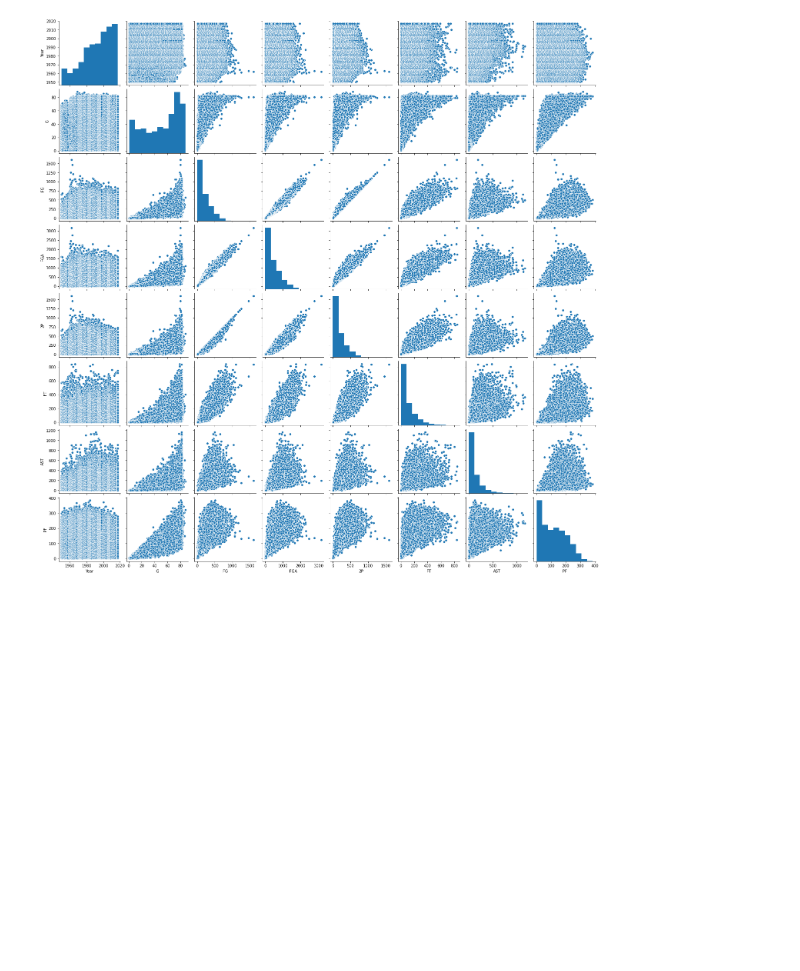
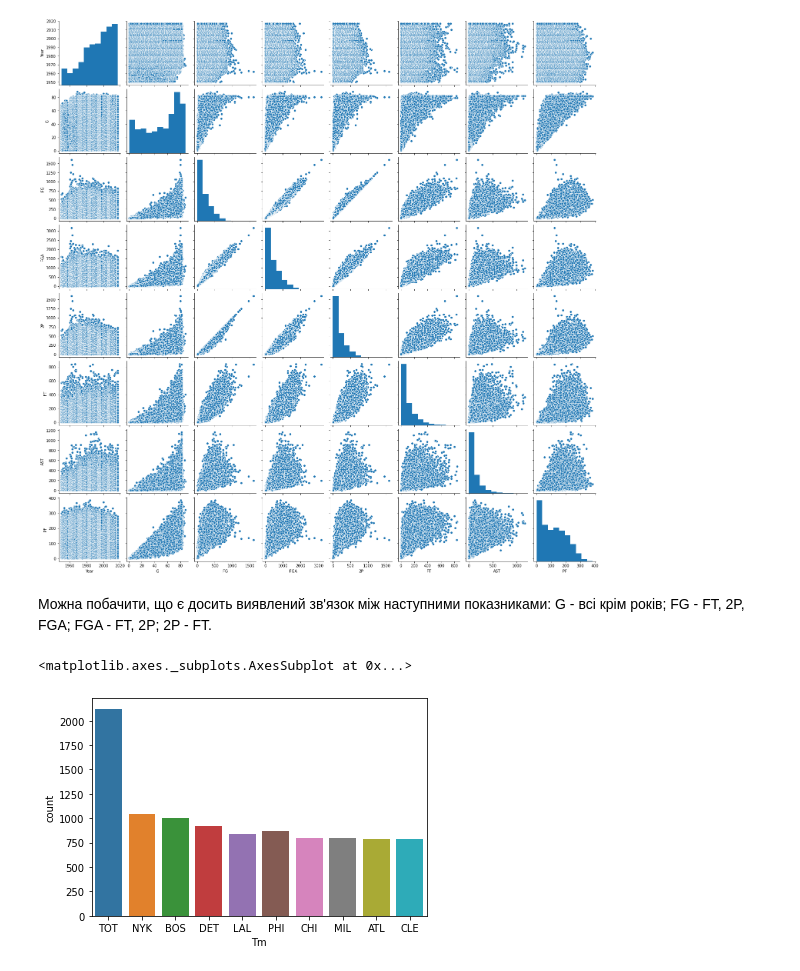
Before and after one commit to simon-torm/geekhub-ds-2020, a Jupyter notebook: HW4. Data visualization/seasons_stats.ipynb, the cells around one changed output. Saved outputs shown, nothing was run; the diff lists cells and outputs as text; code cells hidden in the pictures; blank space fills up the shorter version.

```diff
--- a/HW4. Data visualization/seasons_stats.ipynb
+++ b/HW4. Data visualization/seasons_stats.ipynb
@@ -98,3 +98,18 @@ sns.pairplot(se_st)
 # %% [output]
 <seaborn.axisgrid.PairGrid at 0x...>
 [figure]
+# %% [markdown]
+Можна побачити, що є досить виявлений зв'язок між наступними показниками:
+G - всі крім років;
+FG - FT, 2P, FGA;
+FGA - FT, 2P;
+2P - FT.
+# %%
+# відобразимо 10 команд, що найбільше зустрічаються у датасеті
+
+teams = se_st['Tm'].value_counts().head(10).index
+
+sns.countplot(x='Tm', data=se_st[se_st['Tm'].isin(teams)])
+# %% [output]
+<matplotlib.axes._subplots.AxesSubplot at 0x...>
+[figure, added]
```
Also changed, not shown: parts of 2 cells of this notebook.
